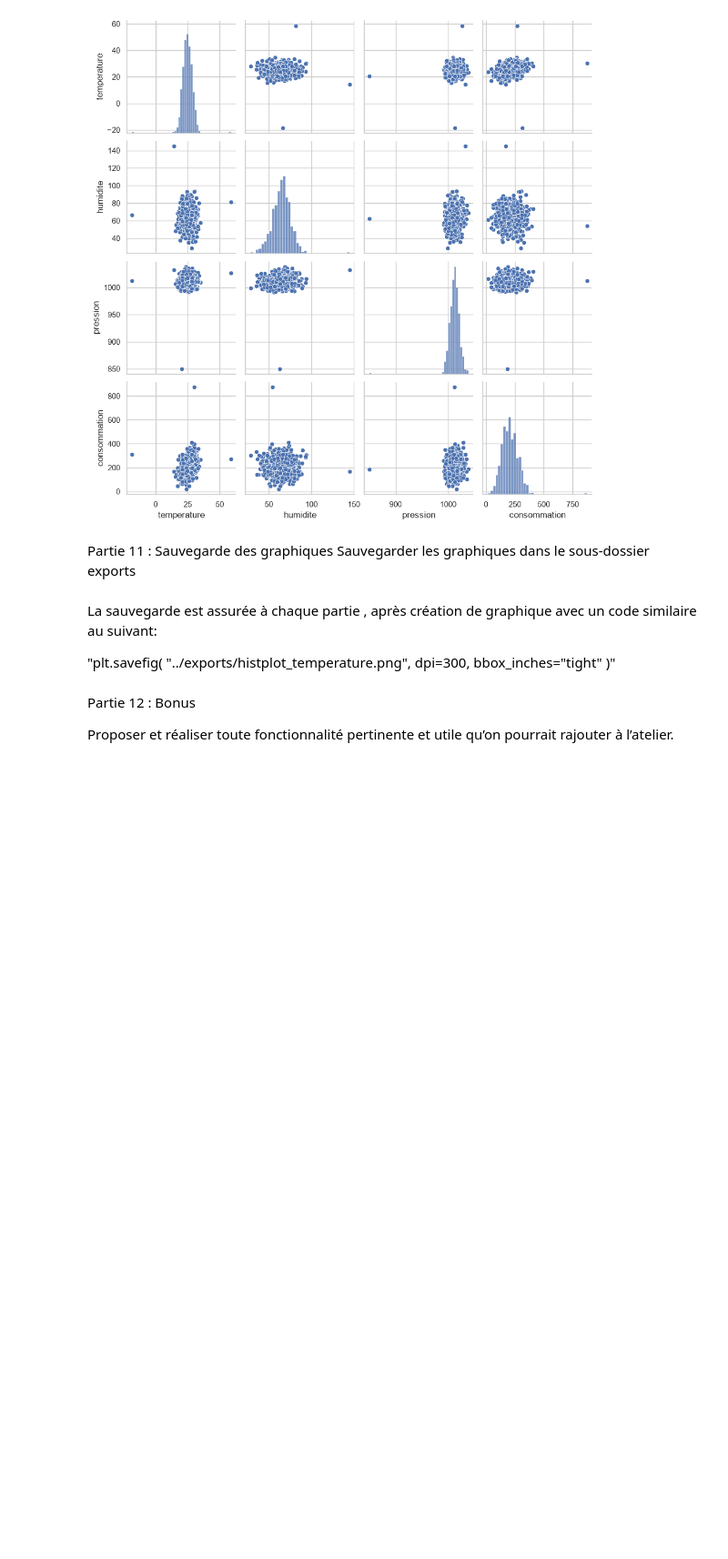
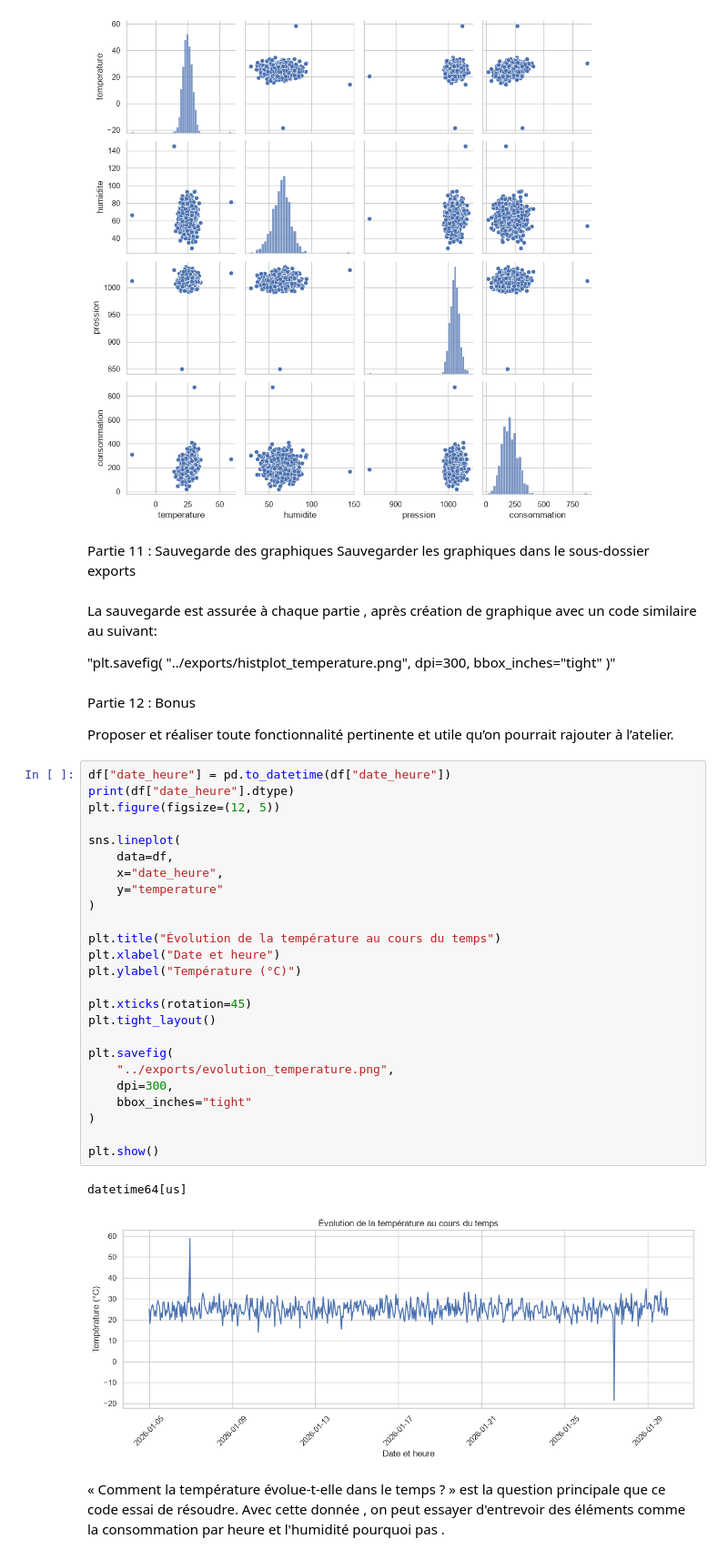
Before and after one commit to rokhayacoumbadiouf-bit/Atelier_Seaborn, a Jupyter notebook: atelier_seaborn_iot/notebooks/atelier_seaborn_iot.ipynb, the cells around one changed output. Shown at 91% size. Drawn from its saved outputs; the diff is of its cells as text; blank space fills up the shorter version.

```diff
--- a/atelier_seaborn_iot/notebooks/atelier_seaborn_iot.ipynb
+++ b/atelier_seaborn_iot/notebooks/atelier_seaborn_iot.ipynb
@@ -488,3 +488,35 @@ La sauvegarde est assurée à chaque partie , après création de graphique avec
 Partie 12 : Bonus
 
 Proposer et réaliser toute fonctionnalité pertinente et utile qu’on pourrait rajouter à l’atelier.
+# %%
+df["date_heure"] = pd.to_datetime(df["date_heure"])
+print(df["date_heure"].dtype)
+plt.figure(figsize=(12, 5))
+
+sns.lineplot(
+    data=df,
+    x="date_heure",
+    y="temperature"
+)
+
+plt.title("Évolution de la température au cours du temps")
+plt.xlabel("Date et heure")
+plt.ylabel("Température (°C)")
+
+plt.xticks(rotation=45)
+plt.tight_layout()
+
+plt.savefig(
+    "../exports/evolution_temperature.png",
+    dpi=300,
+    bbox_inches="tight"
+)
+
+plt.show()
+# %% [output]
+datetime64[us]
+[figure, added]
+# %% [markdown]
+« Comment la température évolue-t-elle dans le temps ? »
+est la question principale que ce code essai de résoudre.
+Avec cette donnée , on peut essayer d'entrevoir des éléments comme la consommation par heure et l'humidité pourquoi pas .
```
Also changed, not shown: 1 other file.
